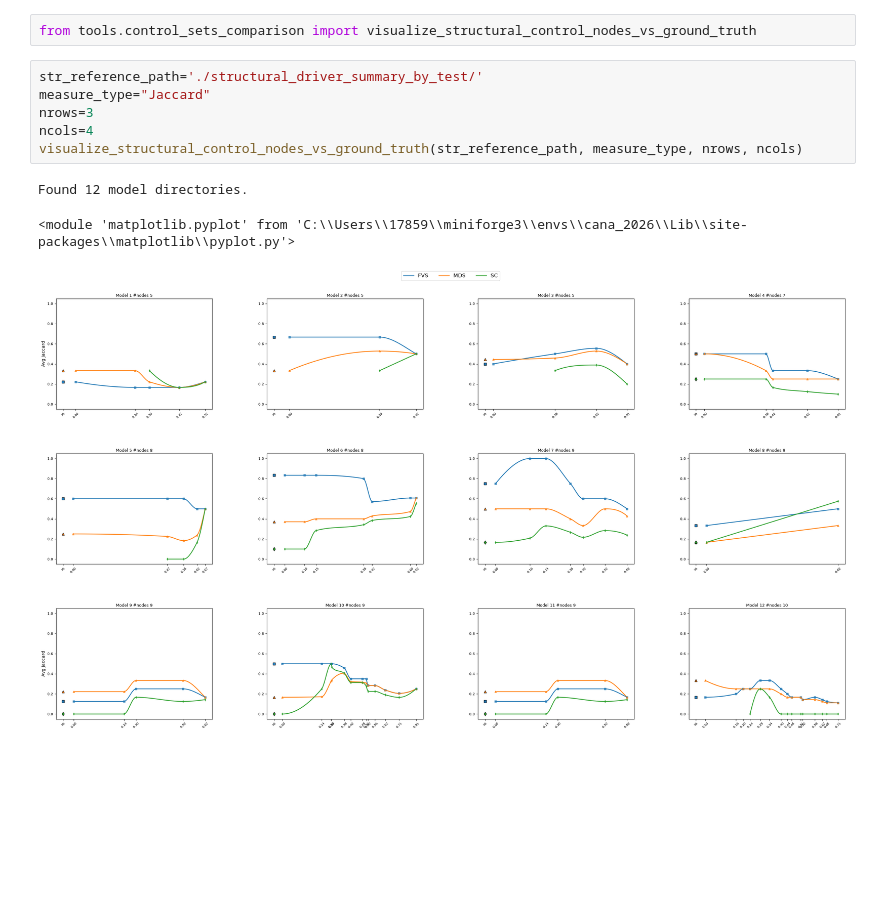
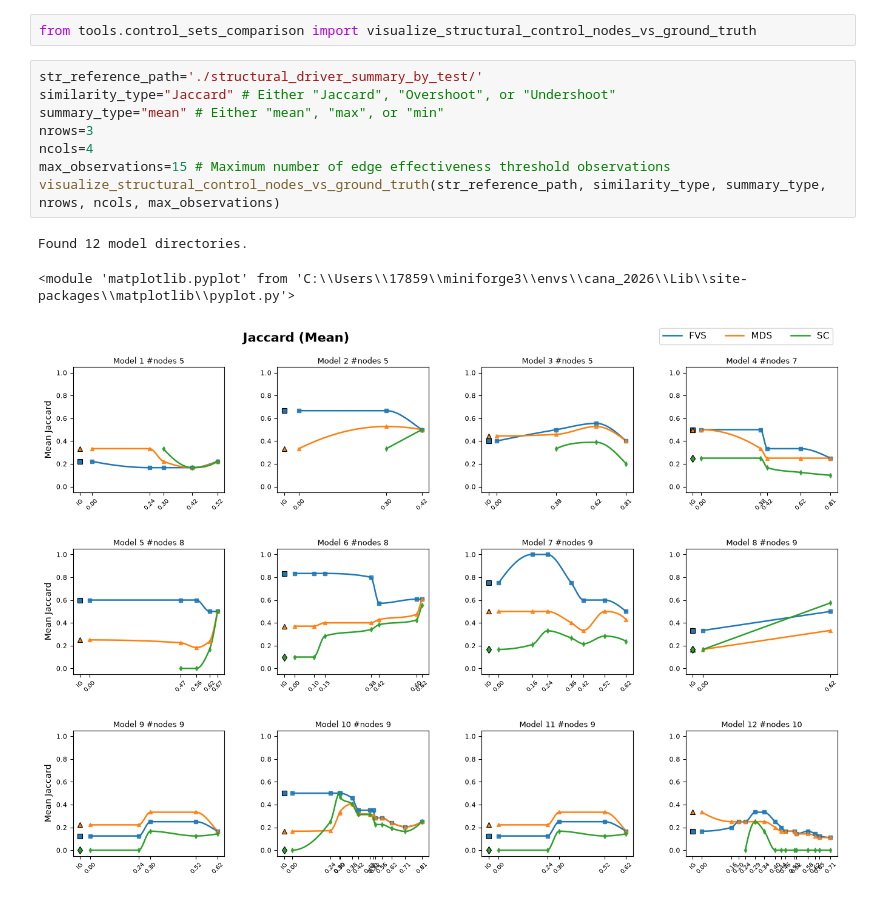
Before and after one commit to yoshiakifujita/BN_control_sets_comparison, a Jupyter notebook: Sample_usages.ipynb, the cells around one changed output. Cells and saved outputs as stored; diff of their text form; blank space fills up the shorter version.

```diff
--- a/Sample_usages.ipynb
+++ b/Sample_usages.ipynb
@@ -64,11 +64,13 @@ Complete compute structural control nodes FVS, MDS, SC
 from tools.control_sets_comparison import visualize_structural_control_nodes_vs_ground_truth
 # %%
 str_reference_path='./structural_driver_summary_by_test/'
-measure_type="Jaccard"
+similarity_type="Jaccard" # Either "Jaccard", "Overshoot", or "Undershoot"
+summary_type="mean" # Either "mean", "max", or "min"
 nrows=3
 ncols=4
-visualize_structural_control_nodes_vs_ground_truth(str_reference_path, measure_type, nrows, ncols)
+max_observations=15 # Maximum number of edge effectiveness threshold observations
+visualize_structural_control_nodes_vs_ground_truth(str_reference_path, similarity_type, summary_type, nrows, ncols, max_observations)
 # %% [output]
 Found 12 model directories.
 <module 'matplotlib.pyplot' from 'C:\\Users\\17859\\miniforge3\\envs\\cana_2026\\Lib\\site-packages\\matplotlib\\pyplot.py'>
-[figure, old version]
+[figure, new version]
```
Also changed, not shown: parts of 1 cell of this notebook.
